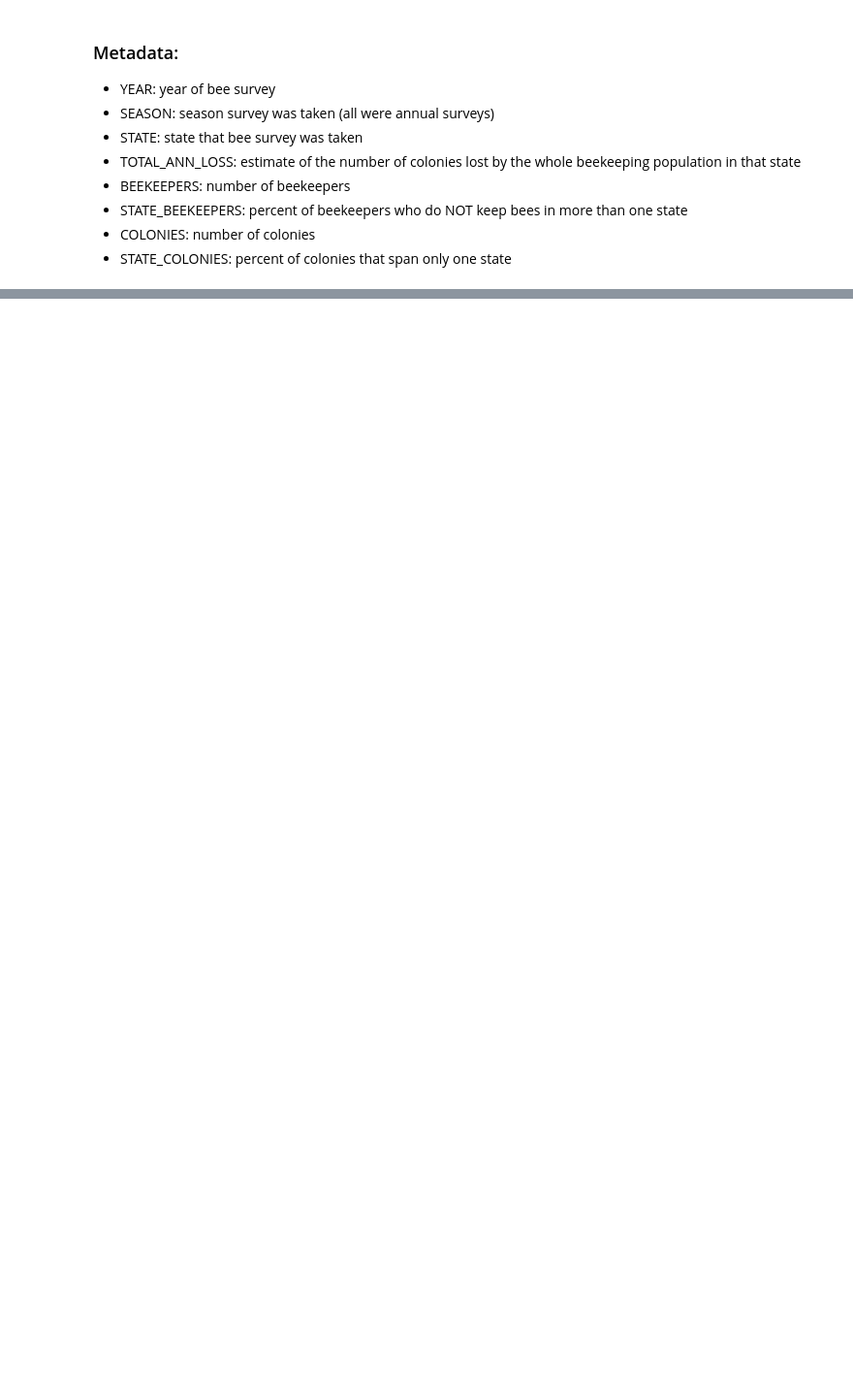
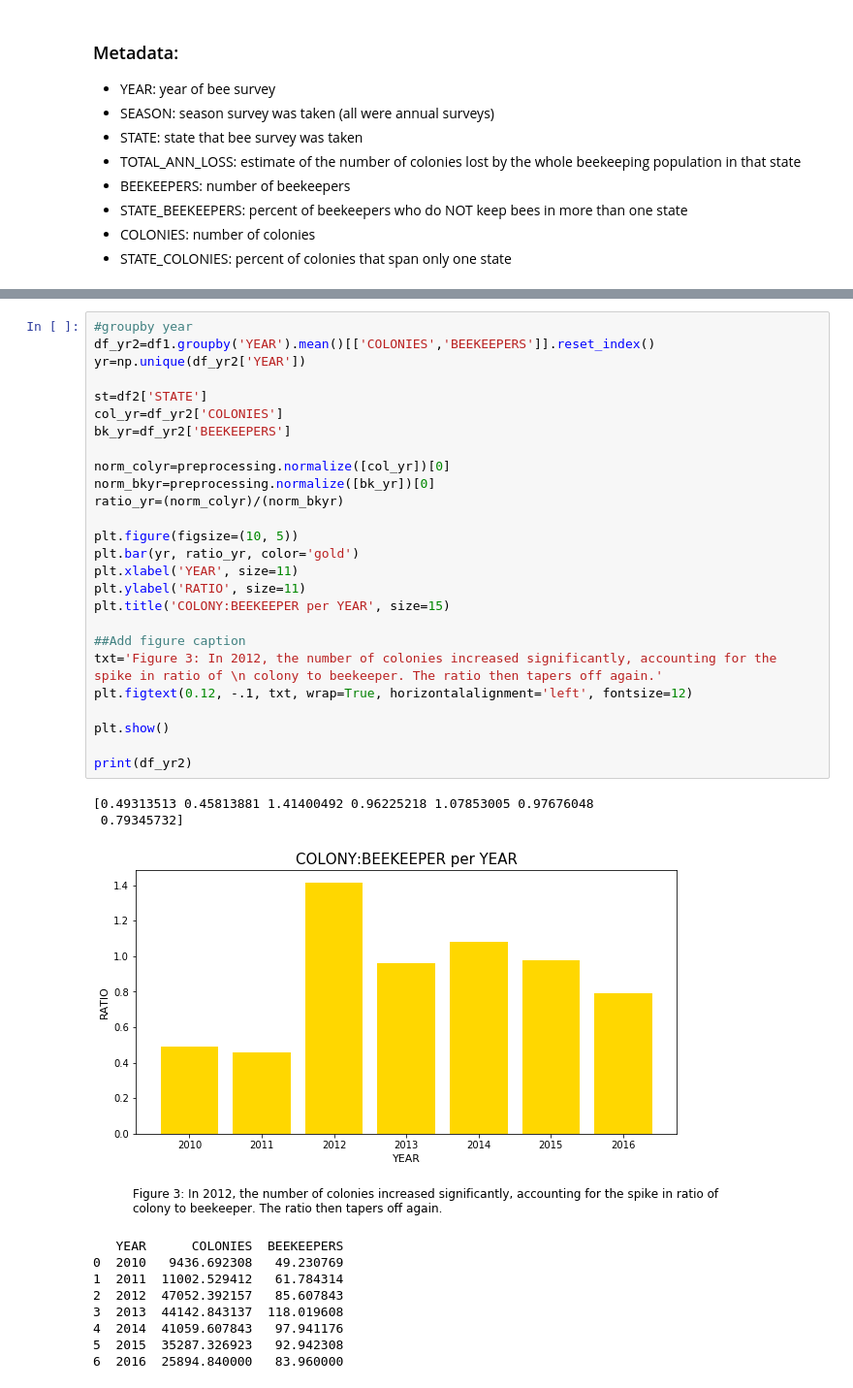
Before and after one commit to HannahHChu/thinkful, a Jupyter notebook: Unit_4/Capstone_Bee_loss.ipynb, the cells around one changed output, grey strips where cells are left out. Shown at 97% size. Saved outputs shown, nothing was run; the diff lists cells and outputs as text; blank space fills up the shorter version.

```diff
--- a/Unit_4/Capstone_Bee_loss.ipynb
+++ b/Unit_4/Capstone_Bee_loss.ipynb
@@ -161,0 +123,38 @@ AttributeError: 'list' object has no attribute 'split'
+# %%
+#groupby year
+df_yr2=df1.groupby('YEAR').mean()[['COLONIES','BEEKEEPERS']].reset_index()
+yr=np.unique(df_yr2['YEAR'])
+
+st=df2['STATE']
+col_yr=df_yr2['COLONIES']
+bk_yr=df_yr2['BEEKEEPERS']
+
+norm_colyr=preprocessing.normalize([col_yr])[0]
+norm_bkyr=preprocessing.normalize([bk_yr])[0]
+ratio_yr=(norm_colyr)/(norm_bkyr)
+
+plt.figure(figsize=(10, 5))
+plt.bar(yr, ratio_yr, color='gold')
+plt.xlabel('YEAR', size=11)
+plt.ylabel('RATIO', size=11)
+plt.title('COLONY:BEEKEEPER per YEAR', size=15)
+
+##Add figure caption
+txt='Figure 3: In 2012, the number of colonies increased significantly, accounting for the spike in ratio of \n colony to beekeeper. The ratio then tapers off again.'
+plt.figtext(0.12, -.1, txt, wrap=True, horizontalalignment='left', fontsize=12)
+
+plt.show()
+
+print(df_yr2)
+# %% [output]
+[0.49313513 0.45813881 1.41400492 0.96225218 1.07853005 0.97676048
+ 0.79345732]
+[figure, added]
+   YEAR      COLONIES  BEEKEEPERS
+0  2010   9436.692308   49.230769
+1  2011  11002.529412   61.784314
+2  2012  47052.392157   85.607843
+3  2013  44142.843137  118.019608
+4  2014  41059.607843   97.941176
+5  2015  35287.326923   92.942308
+6  2016  25894.840000   83.960000
```
Also changed, not shown: parts of 19 cells of this notebook, 13 other files.
